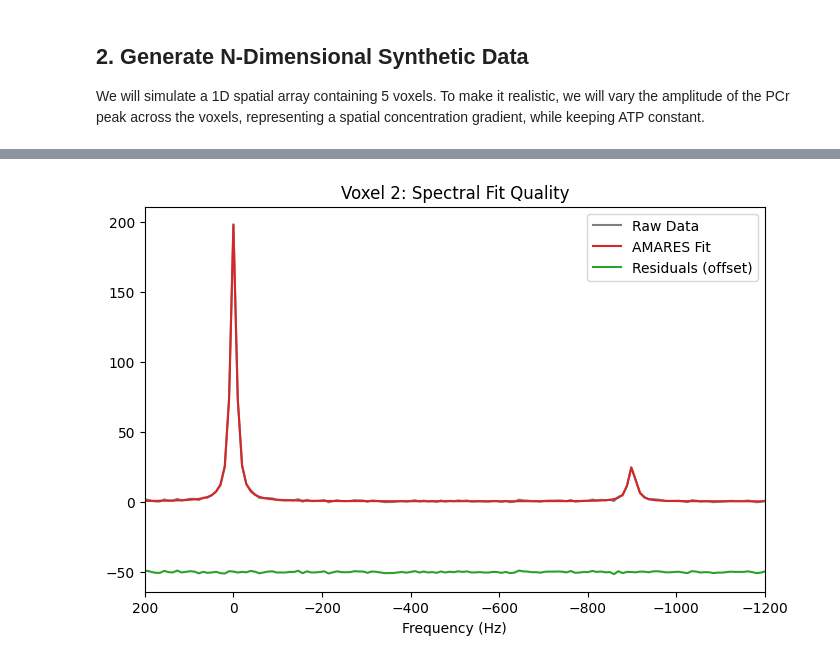
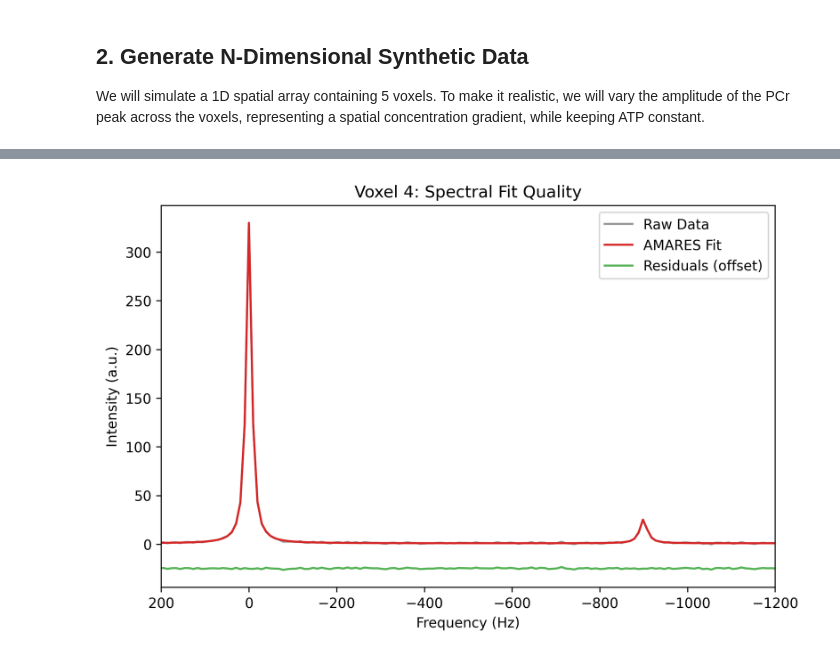
Before and after one commit to andrewendlinger/xmris, a Jupyter notebook: docs/notebooks/fitting/pyamares.ipynb, the cells around one changed output, grey strips where cells are left out. Saved outputs shown, nothing was run; the diff lists cells and outputs as text; code cells hidden in the pictures.

Commit message:
initial implementation
adds plotting functions, custom parallel amares and updated docs

```diff
--- a/docs/notebooks/fitting/pyamares.ipynb
+++ b/docs/notebooks/fitting/pyamares.ipynb
@@ -210,36 +297,41 @@ The `Dataset` also contains the mathematically reconstructed `fit_data` and the
 # %%
-# Select the center voxel
-voxel_ds = ds_fit.isel(Voxel=2)
-
-# Convert Time-domain arrays to Frequency-domain spectra
-spec_raw = voxel_ds.raw_data.xmr.to_spectrum()
-spec_fit = voxel_ds.fit_data.xmr.to_spectrum()
-spec_res = voxel_ds.residuals.xmr.to_spectrum()
+# Convert Time-domain arrays to Frequency-domain spectra for the last voxel
+spec_raw = last_voxel_ds.raw_data.xmr.to_spectrum()
+spec_fit = last_voxel_ds.fit_data.xmr.to_spectrum()
+spec_res = last_voxel_ds.residuals.xmr.to_spectrum()
 
 fig, ax = plt.subplots(figsize=(8, 5))
 
 # Plot Real parts
 ax.plot(
     spec_raw.coords["Frequency"],
     spec_raw.real,
     color="black",
-    alpha=0.5,
+    alpha=0.4,
     label="Raw Data",
 )
-ax.plot(spec_fit.coords["Frequency"], spec_fit.real, color="tab:red", label="AMARES Fit")
+ax.plot(
+    spec_fit.coords["Frequency"],
+    spec_fit.real,
+    color="tab:red",
+    linewidth=1.5,
+    label="AMARES Fit",
+)
 ax.plot(
     spec_res.coords["Frequency"],
-    spec_res.real - 50,
+    spec_res.real - 25,  # Offset the residuals downward for clarity
     color="tab:green",
+    alpha=0.8,
     label="Residuals (offset)",
 )
 
-ax.set_xlim(200, -1200)  # Zoom into the peaks
-ax.set_title("Voxel 2: Spectral Fit Quality")
+ax.set_xlim(200, -1200)  # Zoom into the region of interest
+ax.set_title(f"Voxel {ds_fit.Voxel.values[-1]}: Spectral Fit Quality")
 ax.set_xlabel("Frequency (Hz)")
+ax.set_ylabel("Intensity (a.u.)")
 ax.legend()
 plt.show()
 # %% [output]
-[figure, old version]
+[figure, new version]
 # %%
 # CRITICAL ASSERTIONS FOR NBMAKE CI
```
Also changed, not shown: parts of 13 cells of this notebook, 13 other files.
